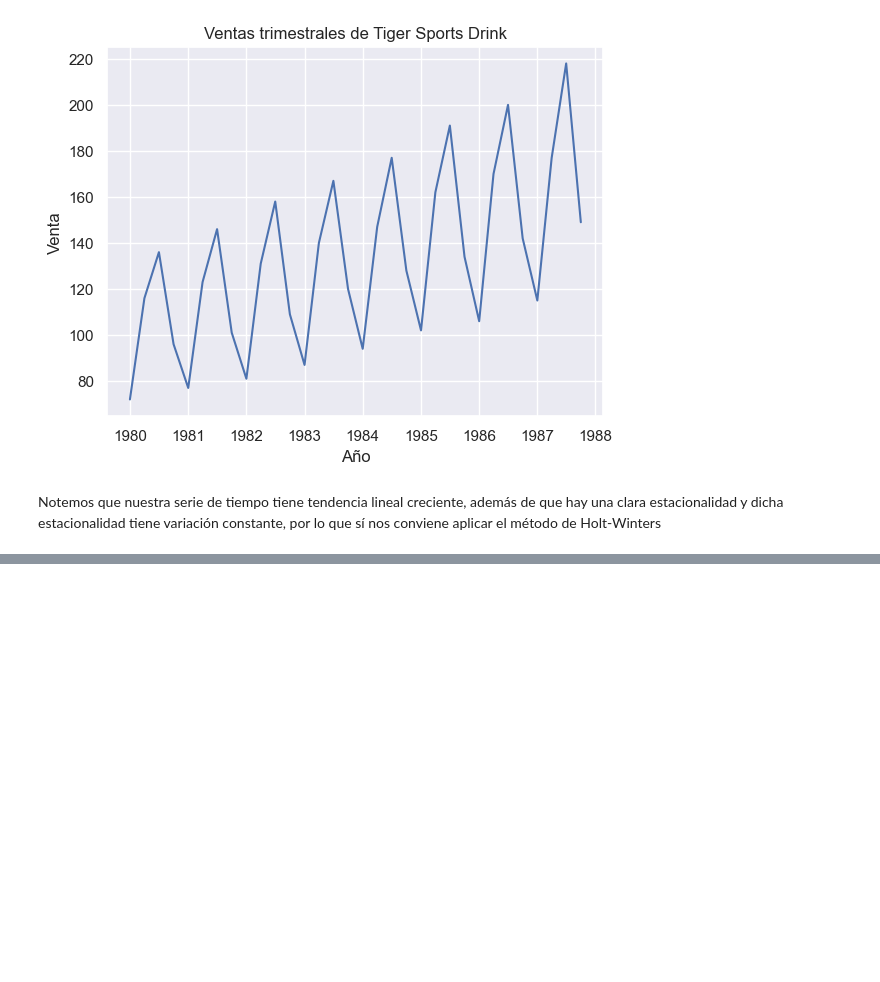
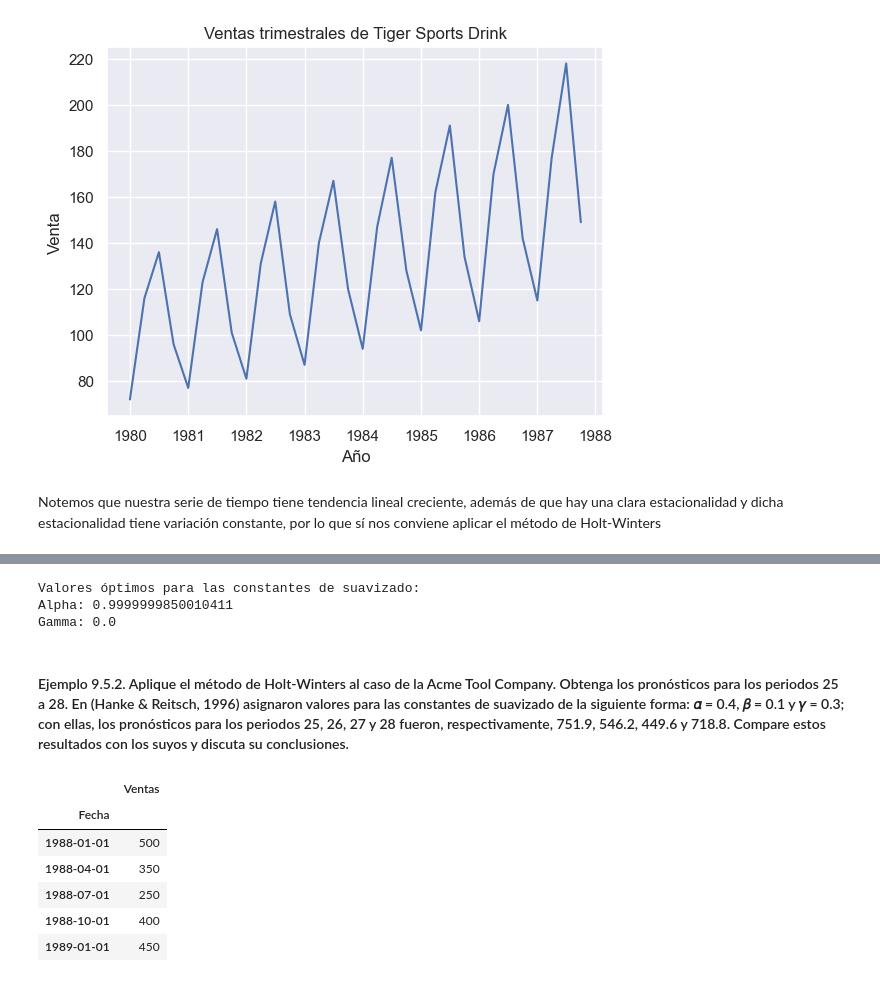
Before and after one commit to maferpy/unidad9, a Jupyter notebook: pronosticos.ipynb, the cells around one changed output, grey strips where cells are left out. Cells and saved outputs as stored; diff of their text form; code cells hidden in the pictures; blank space fills up the shorter version.

```diff
--- a/pronosticos.ipynb
+++ b/pronosticos.ipynb
@@ -1002,0 +1055,29 @@ Notemos que nuestra serie de tiempo tiene tendencia lineal creciente, además de
+# %%
+print("\nValores óptimos para las constantes de suavizado:")
+print("Alpha:", alpha)
+print("Gamma:", gamma)
+# %% [output]
+Valores óptimos para las constantes de suavizado:
+Alpha: 0.9999999850010411
+Gamma: 0.0
+# %% [markdown]
+#### Ejemplo 9.5.2. Aplique el método de Holt-Winters al caso de la Acme Tool Company. Obtenga los pronósticos para los periodos 25 a 28. En (Hanke & Reitsch, 1996) asignaron valores para las constantes de suavizado de la siguiente forma: 𝛼 = 0.4, 𝛽 = 0.1 y 𝛾 = 0.3; con ellas, los pronósticos para los periodos 25, 26, 27 y 28 fueron, respectivamente, 751.9, 546.2, 449.6 y 718.8. Compare estos resultados con los suyos y discuta su conclusiones.
+# %%
+df = pd.read_excel("Acme.xlsx")
+df.columns = ['Fecha', 'Ventas']
+def convertir_fecha_trimestral(fecha_str):
+    year, quarter = fecha_str.split('/')
+    month = int(quarter) * 3 - 2
+    return pd.Timestamp(year=int(year), month=month, day=1)
+
+df['Fecha'] = df['Fecha'].apply(convertir_fecha_trimestral)
+df.set_index('Fecha', inplace=True)
+df.head()
+# %% [output]
+|  | Ventas |
+| Fecha |  |
+| 1988-01-01 | 500 |
+| 1988-04-01 | 350 |
+| 1988-07-01 | 250 |
+| 1988-10-01 | 400 |
+| 1989-01-01 | 450 |
```
Also changed, not shown: parts of 6 cells of this notebook, 1 other file.
